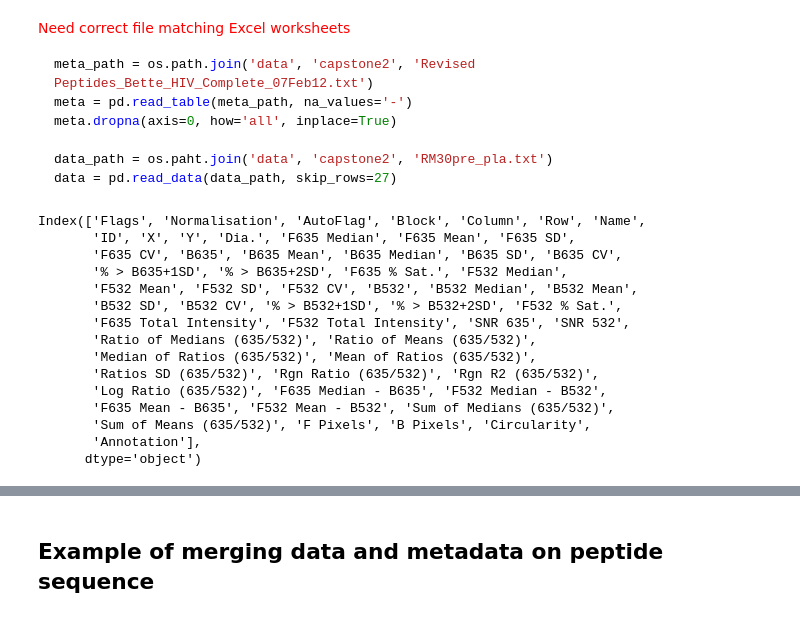
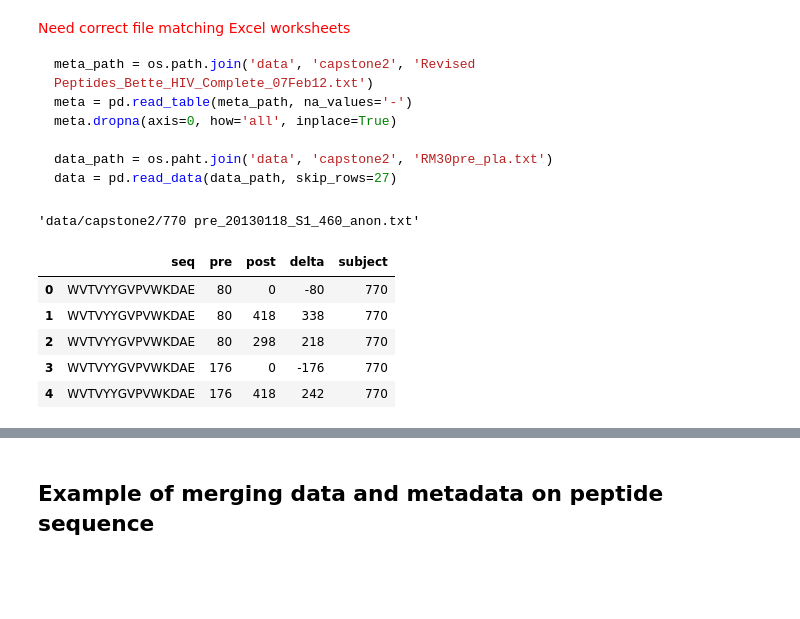
Before and after one commit to cliburn/cfar-data-workshop-2016, a Jupyter notebook: Capstone2.ipynb, the cells around one changed output, grey strips where cells are left out. Cells and saved outputs as stored; diff of their text form; code cells hidden in the pictures; blank space fills up the shorter version.

Commit message:
New cleaned data set

```diff
--- a/Capstone2.ipynb
+++ b/Capstone2.ipynb
@@ -28,0 +34,4 @@ import seaborn as sns
+# %%
+base_dir = os.path.join('data', 'capstone2')
+pre_files = sorted(glob.glob(os.path.join(base_dir, '*pre_*anon.txt')))
+post_files = sorted(glob.glob(os.path.join(base_dir, '*wk24_*anon.txt')))
@@ -28,0 +55,3 @@ import seaborn as sns
+# %%
+pairs = list(zip(pre_files, post_files))
+pairs
@@ -65,18 +100,6 @@ data = pd.read_excel(excel_path, sheetname='RM30pre', skiprows=27)
-# %%
-data.columns
-# %% [output]
-Index(['Flags', 'Normalisation', 'AutoFlag', 'Block', 'Column', 'Row', 'Name',
-       'ID', 'X', 'Y', 'Dia.', 'F635 Median', 'F635 Mean', 'F635 SD',
-       'F635 CV', 'B635', 'B635 Mean', 'B635 Median', 'B635 SD', 'B635 CV',
-       '% > B635+1SD', '% > B635+2SD', 'F635 % Sat.', 'F532 Median',
-       'F532 Mean', 'F532 SD', 'F532 CV', 'B532', 'B532 Median', 'B532 Mean',
-       'B532 SD', 'B532 CV', '% > B532+1SD', '% > B532+2SD', 'F532 % Sat.',
-       'F635 Total Intensity', 'F532 Total Intensity', 'SNR 635', 'SNR 532',
-       'Ratio of Medians (635/532)', 'Ratio of Means (635/532)',
-       'Median of Ratios (635/532)', 'Mean of Ratios (635/532)',
-       'Ratios SD (635/532)', 'Rgn Ratio (635/532)', 'Rgn R2 (635/532)',
-       'Log Ratio (635/532)', 'F635 Median - B635', 'F532 Median - B532',
-       'F635 Mean - B635', 'F532 Mean - B532', 'Sum of Medians (635/532)',
-       'Sum of Means (635/532)', 'F Pixels', 'B Pixels', 'Circularity',
-       'Annotation'],
-      dtype='object')
+# %%
+pre, post = pairs[0]
+# %%
+pre
+# %% [output]
+'data/capstone2/770 pre_20130118_S1_460_anon.txt'
@@ -82,0 +115,9 @@ Index(['Flags', 'Normalisation', 'AutoFlag', 'Block', 'Column', 'Row', 'Name',
+# %%
+df.head()
+# %% [output]
+|  | seq | pre | post | delta | subject |
+| 0 | WVTVYYGVPVWKDAE | 80 | 0 | -80 | 770 |
+| 1 | WVTVYYGVPVWKDAE | 80 | 418 | 338 | 770 |
+| 2 | WVTVYYGVPVWKDAE | 80 | 298 | 218 | 770 |
+| 3 | WVTVYYGVPVWKDAE | 176 | 0 | -176 | 770 |
+| 4 | WVTVYYGVPVWKDAE | 176 | 418 | 242 | 770 |
```
Also changed, not shown: parts of 16 cells of this notebook, 22 other files.
